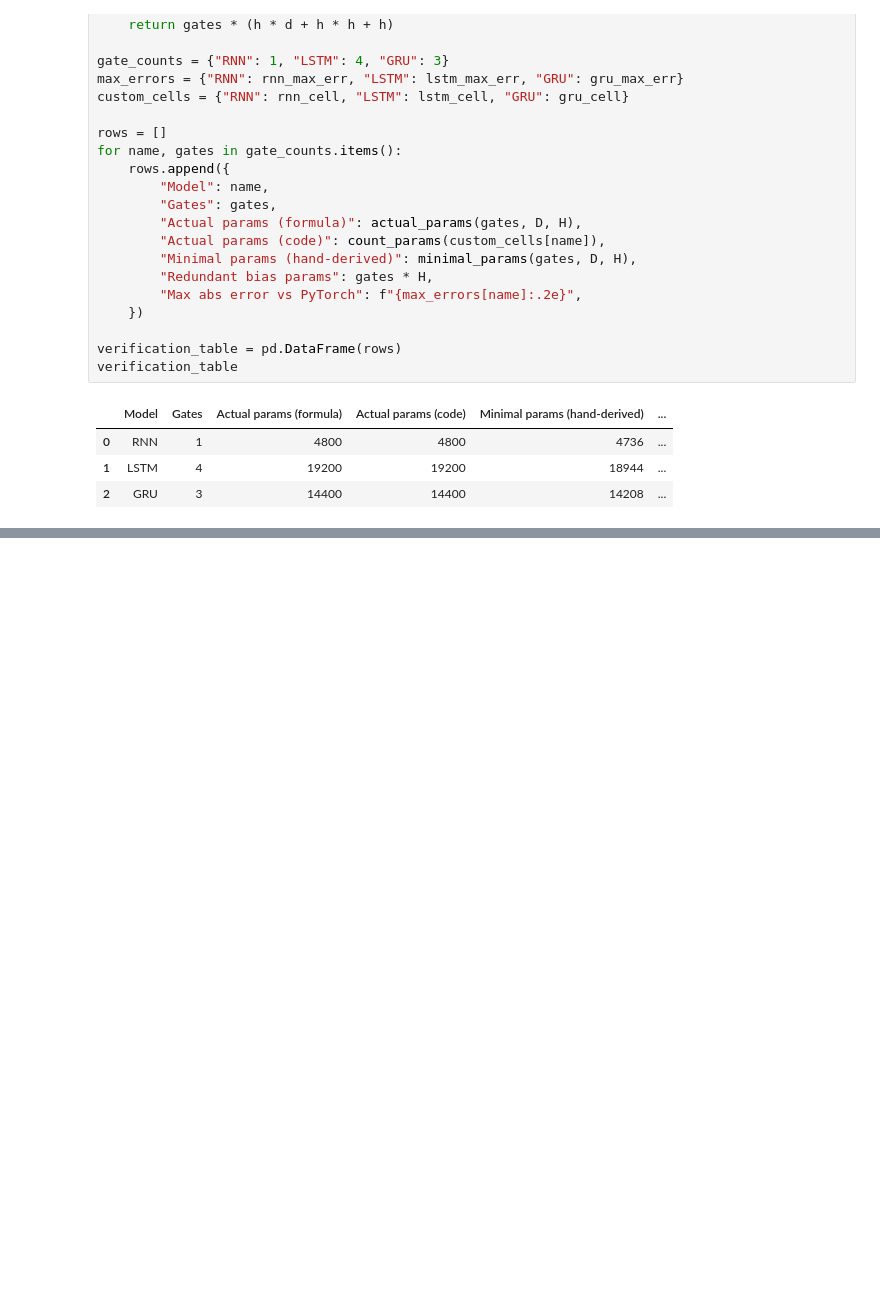
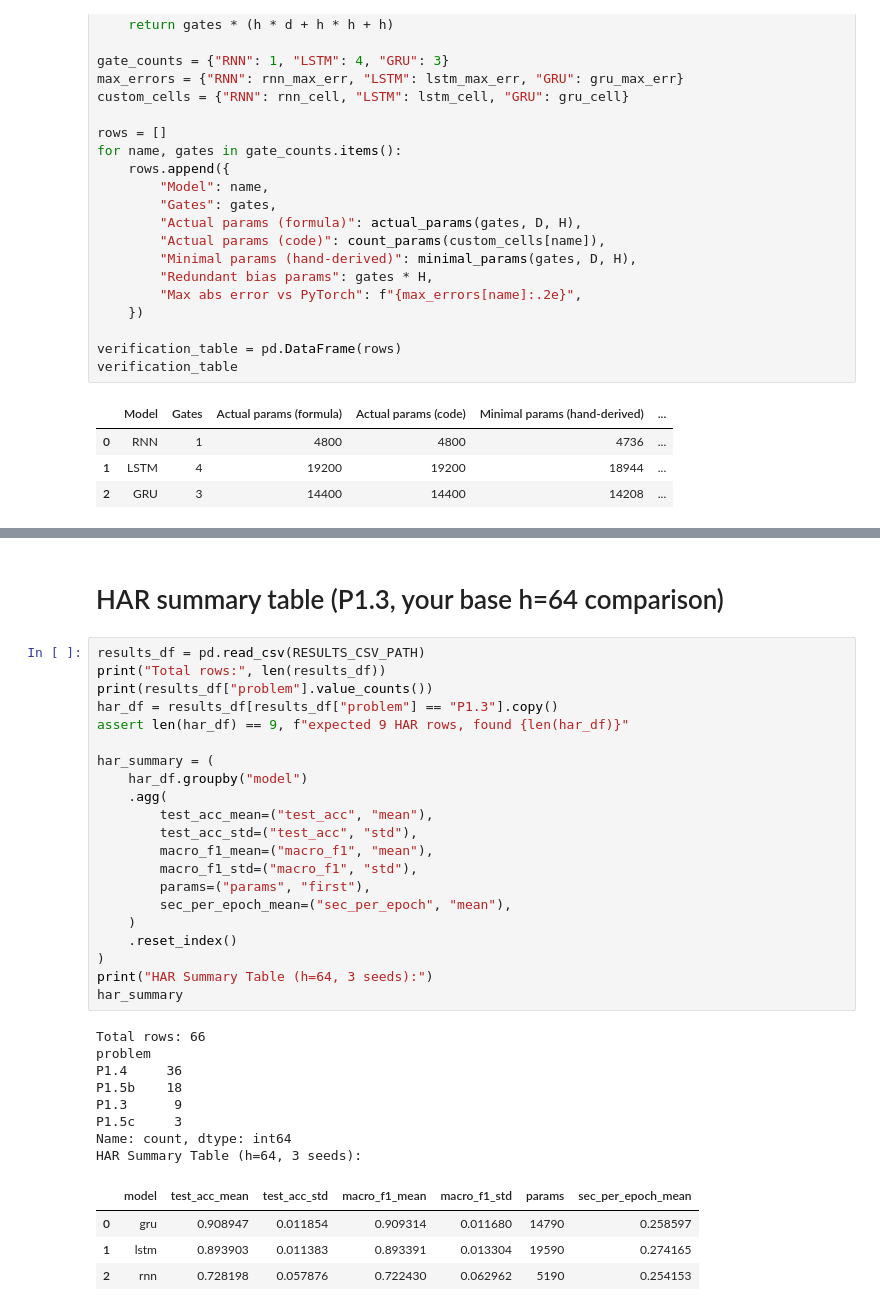
Before and after one commit to NMTechie/MyExpWithML, a Jupyter notebook: TheRealDNNExp/Problem1/problem1.ipynb, the cells around one changed output, grey strips where cells are left out. Saved outputs shown, nothing was run; the diff lists cells and outputs as text; blank space fills up the shorter version.

```diff
--- a/TheRealDNNExp/Problem1/problem1.ipynb
+++ b/TheRealDNNExp/Problem1/problem1.ipynb
@@ -481,0 +1066,36 @@ verification_table
+# %% [markdown]
+# HAR summary table (P1.3, your base h=64 comparison)
+# %%
+results_df = pd.read_csv(RESULTS_CSV_PATH)
+print("Total rows:", len(results_df))
+print(results_df["problem"].value_counts())
+har_df = results_df[results_df["problem"] == "P1.3"].copy()
+assert len(har_df) == 9, f"expected 9 HAR rows, found {len(har_df)}"
+
+har_summary = (
+    har_df.groupby("model")
+    .agg(
+        test_acc_mean=("test_acc", "mean"),
+        test_acc_std=("test_acc", "std"),
+        macro_f1_mean=("macro_f1", "mean"),
+        macro_f1_std=("macro_f1", "std"),
+        params=("params", "first"),
+        sec_per_epoch_mean=("sec_per_epoch", "mean"),
+    )
+    .reset_index()
+)
+print("HAR Summary Table (h=64, 3 seeds):")
+har_summary
+# %% [output]
+Total rows: 66
+problem
+P1.4     36
+P1.5b    18
+P1.3      9
+P1.5c     3
+Name: count, dtype: int64
+HAR Summary Table (h=64, 3 seeds):
+|  | model | test_acc_mean | test_acc_std | macro_f1_mean | macro_f1_std | params | sec_per_epoch_mean |
+| 0 | gru | 0.908947 | 0.011854 | 0.909314 | 0.011680 | 14790 | 0.258597 |
+| 1 | lstm | 0.893903 | 0.011383 | 0.893391 | 0.013304 | 19590 | 0.274165 |
+| 2 | rnn | 0.728198 | 0.057876 | 0.722430 | 0.062962 | 5190 | 0.254153 |
```
Also changed, not shown: parts of 28 cells of this notebook, 27 other files.
